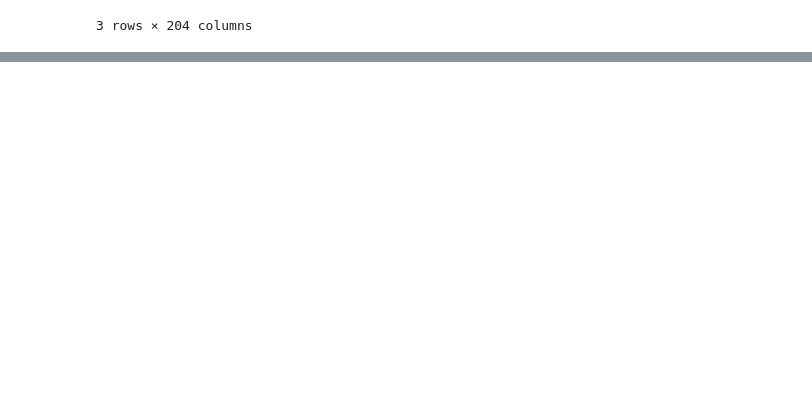
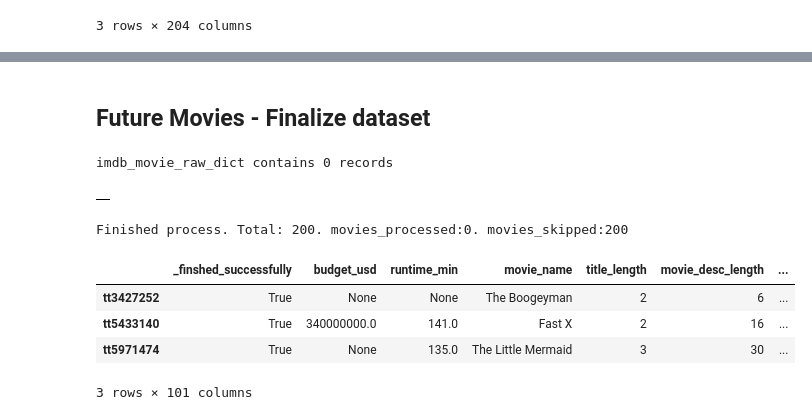
Before and after one commit to OmerRosen/Imdb-Prediction-Model, a Jupyter notebook: IMDB_2022_Hit_or_Flop_Data_Scraper.ipynb, the cells around one changed output, grey strips where cells are left out. Drawn from its saved outputs; the diff is of its cells as text; code cells hidden in the pictures; blank space fills up the shorter version.

```diff
--- a/IMDB_2022_Hit_or_Flop_Data_Scraper.ipynb
+++ b/IMDB_2022_Hit_or_Flop_Data_Scraper.ipynb
@@ -1582,0 +1710,53 @@ imdb_movie_raw_dataset.head(3)
+# %% [markdown]
+## Future Movies - Finalize dataset
+# %%
+future_imdb_movie_dataset_path = "/content/drive/My Drive/Harvard HW/Course 4 - Final Project/future_imdb_movie_dataset_raw.csv"
+if os.path.exists(future_imdb_movie_dataset_path):
+  future_imdb_movie_raw_dataset = pd.read_csv(future_imdb_movie_dataset_path, index_col=['movie_id'])
+  future_imdb_movie_raw_dict = future_imdb_movie_raw_dataset.T.to_dict()
+
+else:
+  future_imdb_movie_raw_dict = {}
+  future_imdb_movie_raw_dataset = pd.DataFrame(future_imdb_movie_raw_dict)
+
+print(f"imdb_movie_raw_dict contains {len(future_imdb_movie_raw_dict)} records")
+future_imdb_movie_raw_dataset.head(3)
+# %% [output]
+imdb_movie_raw_dict contains 0 records
+|  |
+# %%
+movies_processed = 0
+movies_skipped = 0
+movie_count = 0
+for i, row in future_movies_df.iterrows():
+  movie_count += 1
+  try:
+    imdb_movie_record = {}
+    movie_id = row['movie_id']
+    if movie_id in future_imdb_movie_raw_dict.keys() and future_imdb_movie_raw_dict[movie_id]['_finshed_successfully']==True:
+      imdb_movie_record = future_imdb_movie_raw_dict[movie_id]
+      movies_skipped += 1
+    else:
+      imdb_movie_record = build_imdb_movie_dataset(movie_id,future_movies_dict)
+
+
+    future_imdb_movie_raw_dict[movie_id] = imdb_movie_record
+  except Exception as e:
+    print(f"Failed building finished data for movie: {movie_id}. \nRaw Data: {row}.\n Error:\n{e}")
+    traceback.print_exc()
+    imdb_movie_record['_finshed_successfully'] = False;
+
+
+future_imdb_movie_raw_dataset = pd.DataFrame(future_imdb_movie_raw_dict).T
+print(f"\n\nFinished process. Total: {movie_count}. movies_processed:{movies_processed}. movies_skipped:{movies_skipped}")
+future_imdb_movie_raw_dataset.to_csv(future_imdb_movie_dataset_path, index=True, index_label="movie_id")
+# %% [output]
+Finished process. Total: 200. movies_processed:0. movies_skipped:200
+# %%
+future_imdb_movie_raw_dataset.head(3)
+# %% [output]
+|  | _finshed_successfully | budget_usd | runtime_min | movie_name | title_length | movie_desc_length | ... |
+| tt3427252 | True | None | None | The Boogeyman | 2 | 6 | ... |
+| tt5433140 | True | 340000000.0 | 141.0 | Fast X | 2 | 16 | ... |
+| tt5971474 | True | None | 135.0 | The Little Mermaid | 3 | 30 | ... |
+3 rows × 101 columns
```
Also changed, not shown: parts of 25 cells of this notebook.
